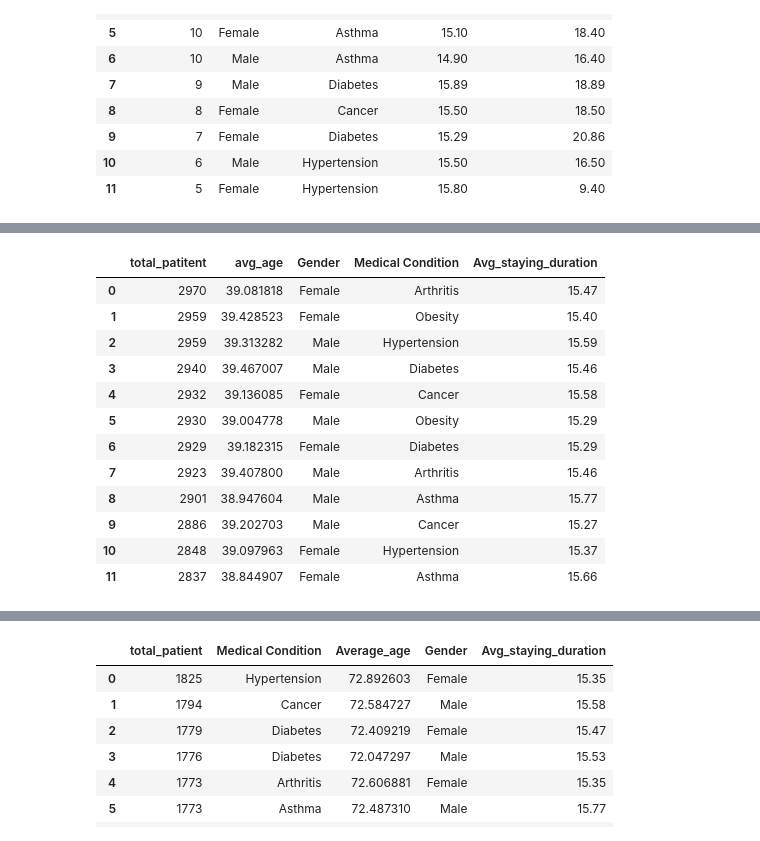
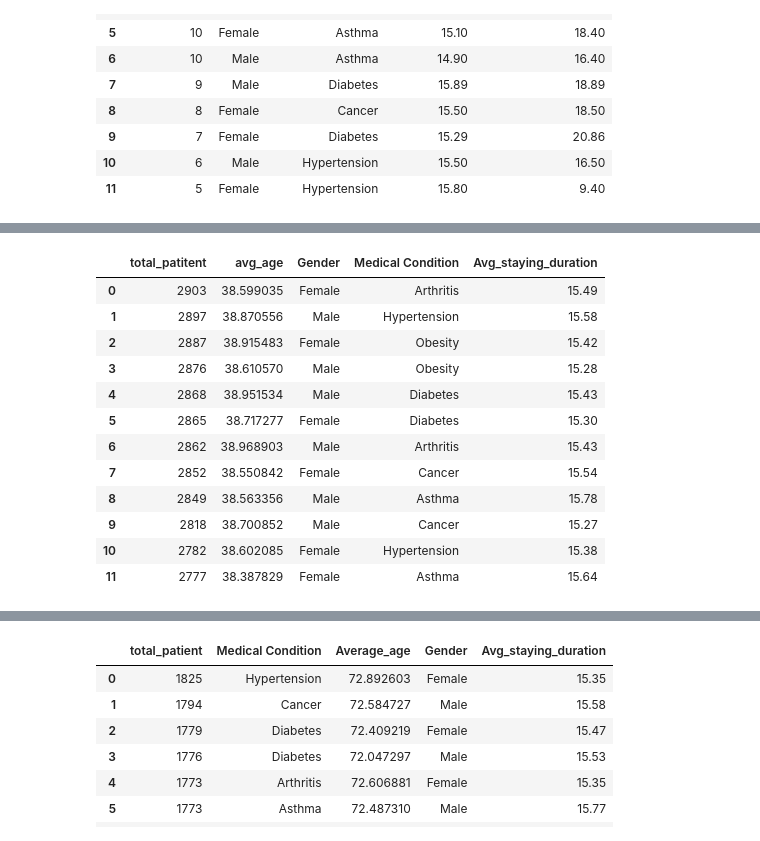
Before and after one commit to Devpal27/Healthcare, a Jupyter notebook: Untitled1.ipynb, the cells around one changed output, grey strips where cells are left out. Saved outputs shown, nothing was run; the diff lists cells and outputs as text; code cells hidden in the pictures.

```diff
--- a/Untitled1.ipynb
+++ b/Untitled1.ipynb
@@ -149,21 +220,21 @@ julianday("Discharge Date") - julianday("Date of Admission") as Staying_duration
 # %%
 pd.read_sql_query("""select count(*) as total_patitent, AVG(Age) as avg_age, Gender, "Medical Condition",
 ROUND(AVG(julianday("Discharge Date") - julianday("Date of Admission")),2) as Avg_staying_duration from healthcare
-where Age BETWEEN '18' and '60' group by Gender,"Medical Condition" order by total_patitent Desc;""",conn)
+where Age BETWEEN '18' and '59' group by Gender,"Medical Condition" order by total_patitent Desc;""",conn)
 # %% [output]
 |  | total_patitent | avg_age | Gender | Medical Condition | Avg_staying_duration |
-| 0 | 2970 | 39.081818 | Female | Arthritis | 15.47 |
-| 1 | 2959 | 39.428523 | Female | Obesity | 15.40 |
-| 2 | 2959 | 39.313282 | Male | Hypertension | 15.59 |
-| 3 | 2940 | 39.467007 | Male | Diabetes | 15.46 |
-| 4 | 2932 | 39.136085 | Female | Cancer | 15.58 |
-| 5 | 2930 | 39.004778 | Male | Obesity | 15.29 |
-| 6 | 2929 | 39.182315 | Female | Diabetes | 15.29 |
-| 7 | 2923 | 39.407800 | Male | Arthritis | 15.46 |
-| 8 | 2901 | 38.947604 | Male | Asthma | 15.77 |
-| 9 | 2886 | 39.202703 | Male | Cancer | 15.27 |
-| 10 | 2848 | 39.097963 | Female | Hypertension | 15.37 |
-| 11 | 2837 | 38.844907 | Female | Asthma | 15.66 |
+| 0 | 2903 | 38.599035 | Female | Arthritis | 15.49 |
+| 1 | 2897 | 38.870556 | Male | Hypertension | 15.58 |
+| 2 | 2887 | 38.915483 | Female | Obesity | 15.42 |
+| 3 | 2876 | 38.610570 | Male | Obesity | 15.28 |
+| 4 | 2868 | 38.951534 | Male | Diabetes | 15.43 |
+| 5 | 2865 | 38.717277 | Female | Diabetes | 15.30 |
+| 6 | 2862 | 38.968903 | Male | Arthritis | 15.43 |
+| 7 | 2852 | 38.550842 | Female | Cancer | 15.54 |
+| 8 | 2849 | 38.563356 | Male | Asthma | 15.78 |
+| 9 | 2818 | 38.700852 | Male | Cancer | 15.27 |
+| 10 | 2782 | 38.602085 | Female | Hypertension | 15.38 |
+| 11 | 2777 | 38.387829 | Female | Asthma | 15.64 |
 # %%
 pd.read_sql_query("""select Name, Gender, Age,
 "Blood Type", "Date of Admission", "Discharge Date",
```
Also changed, not shown: parts of 27 cells of this notebook, 2 other files.
